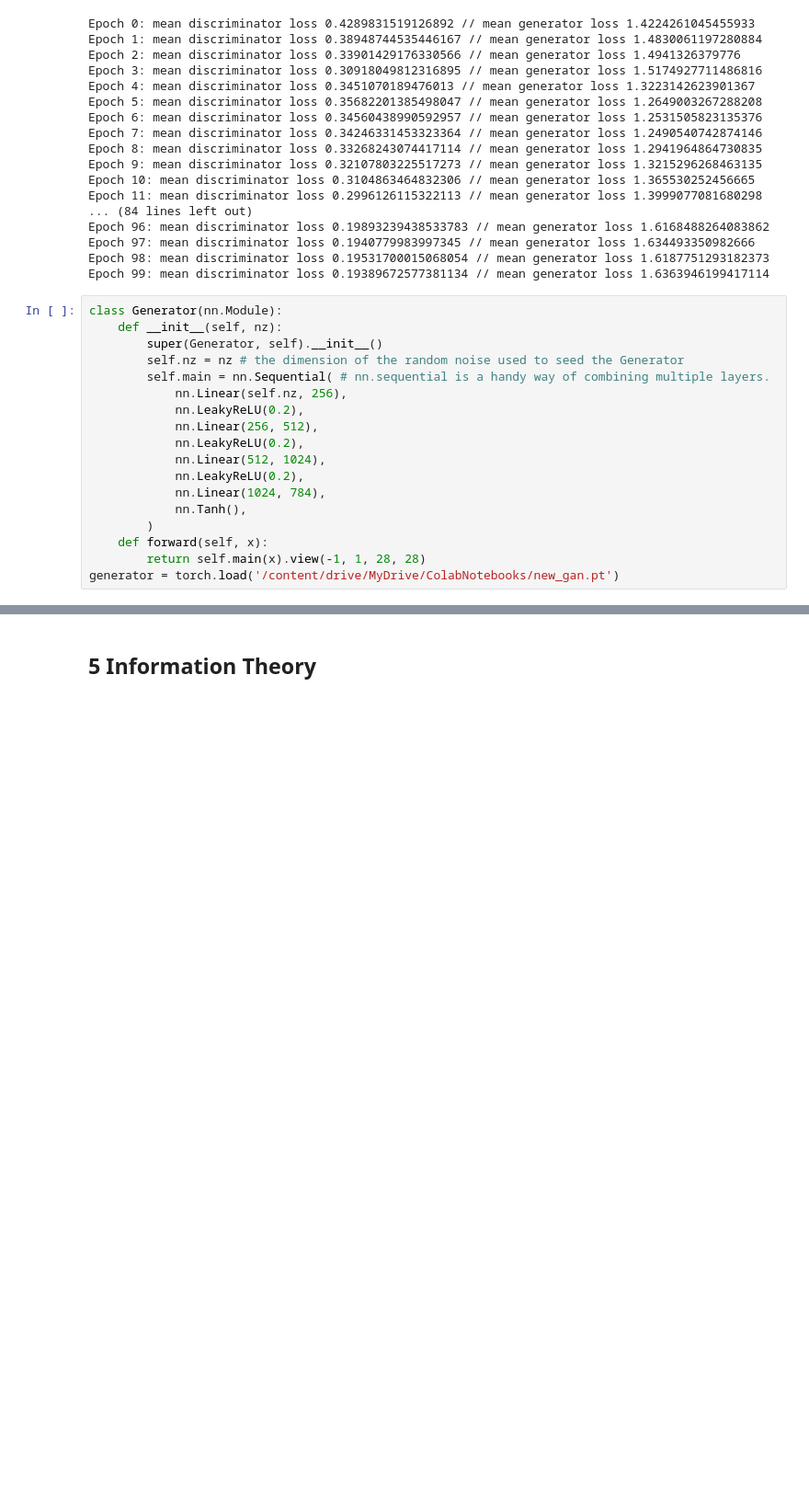
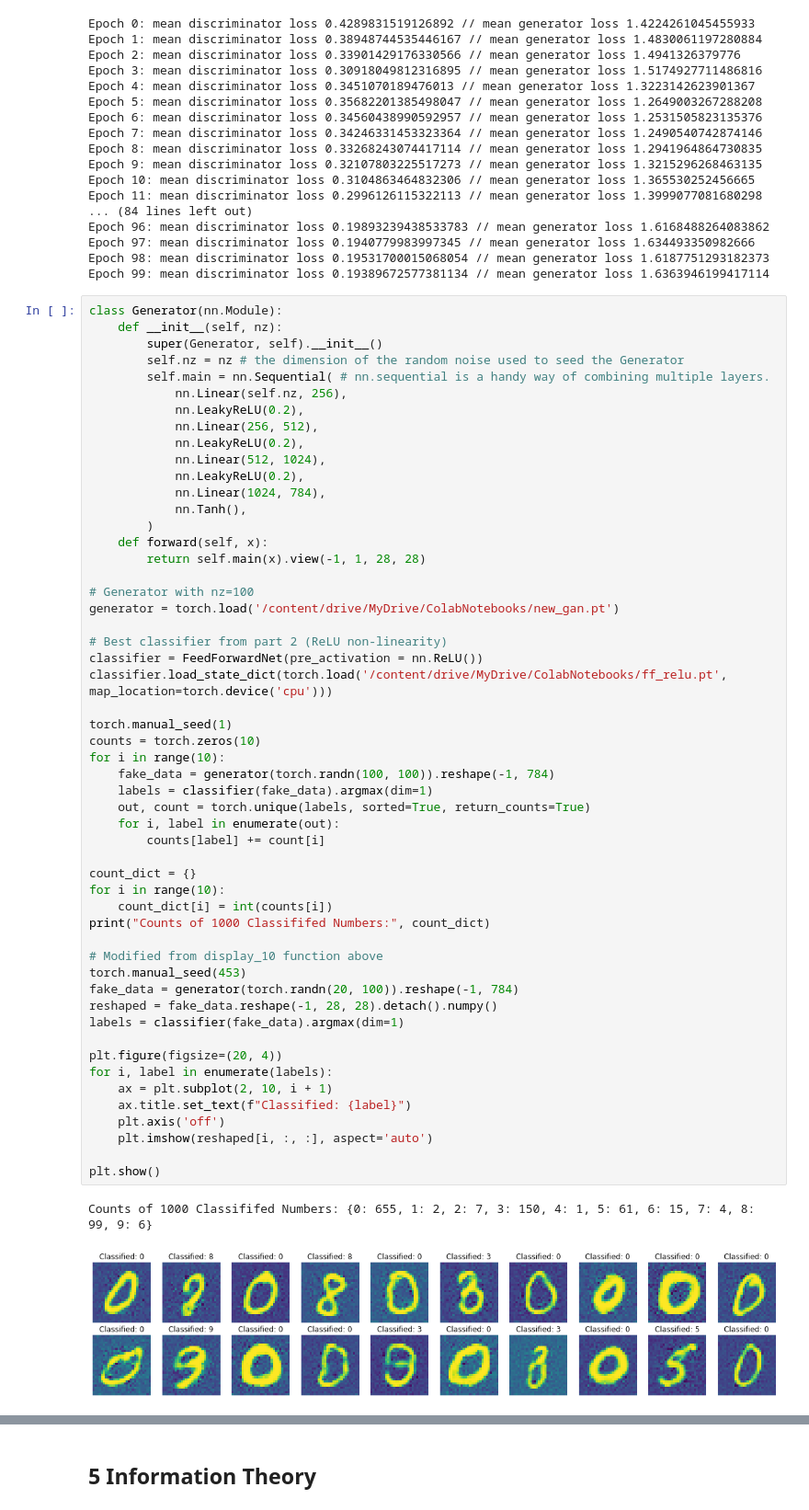
Before and after one commit to seungkyoon/Projects, a Jupyter notebook: Bong_Seungkyoon_ps3_report.ipynb, the cells around one changed output, grey strips where cells are left out. Shown at 92% size. Cells and saved outputs as stored; diff of their text form; blank space fills up the shorter version.

```diff
--- a/Bong_Seungkyoon_ps3_report.ipynb
+++ b/Bong_Seungkyoon_ps3_report.ipynb
@@ -786,21 +775,59 @@ Epoch 99: mean discriminator loss 0.19389672577381134 // mean generator loss 1.6
 # %%
 class Generator(nn.Module):
     def __init__(self, nz):
         super(Generator, self).__init__()
         self.nz = nz # the dimension of the random noise used to seed the Generator
         self.main = nn.Sequential( # nn.sequential is a handy way of combining multiple layers.
             nn.Linear(self.nz, 256),
             nn.LeakyReLU(0.2),
             nn.Linear(256, 512),
             nn.LeakyReLU(0.2),
             nn.Linear(512, 1024),
             nn.LeakyReLU(0.2),
             nn.Linear(1024, 784),
             nn.Tanh(),
         )
     def forward(self, x):
         return self.main(x).view(-1, 1, 28, 28)
+
+# Generator with nz=100
 generator = torch.load('/content/drive/MyDrive/ColabNotebooks/new_gan.pt')
+
+# Best classifier from part 2 (ReLU non-linearity)
+classifier = FeedForwardNet(pre_activation = nn.ReLU())
+classifier.load_state_dict(torch.load('/content/drive/MyDrive/ColabNotebooks/ff_relu.pt', map_location=torch.device('cpu')))
+
+torch.manual_seed(1)
+counts = torch.zeros(10)
+for i in range(10):
+    fake_data = generator(torch.randn(100, 100)).reshape(-1, 784)
+    labels = classifier(fake_data).argmax(dim=1)
+    out, count = torch.unique(labels, sorted=True, return_counts=True)
+    for i, label in enumerate(out):
+        counts[label] += count[i]
+
+count_dict = {}
+for i in range(10):
+    count_dict[i] = int(counts[i])
+print("Counts of 1000 Classififed Numbers:", count_dict)
+
+# Modified from display_10 function above
+torch.manual_seed(453)
+fake_data = generator(torch.randn(20, 100)).reshape(-1, 784)
+reshaped = fake_data.reshape(-1, 28, 28).detach().numpy()
+labels = classifier(fake_data).argmax(dim=1)
+
+plt.figure(figsize=(20, 4))
+for i, label in enumerate(labels):
+    ax = plt.subplot(2, 10, i + 1)
+    ax.title.set_text(f"Classified: {label}")
+    plt.axis('off')
+    plt.imshow(reshaped[i, :, :], aspect='auto')
+
+plt.show()
+# %% [output]
+Counts of 1000 Classififed Numbers: {0: 655, 1: 2, 2: 7, 3: 150, 4: 1, 5: 61, 6: 15, 7: 4, 8: 99, 9: 6}
+[figure, added]
 # %% [markdown]
 **Question 4.2.1:** *Which generates more realistic images: your GAN, or your VAE? Why do you think this
 is?*
```
Also changed, not shown: parts of 5 cells of this notebook.
